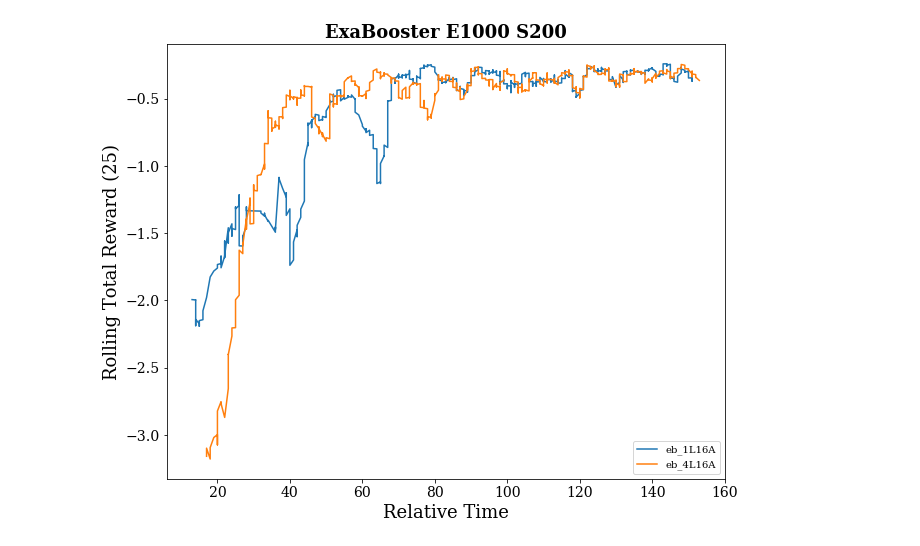
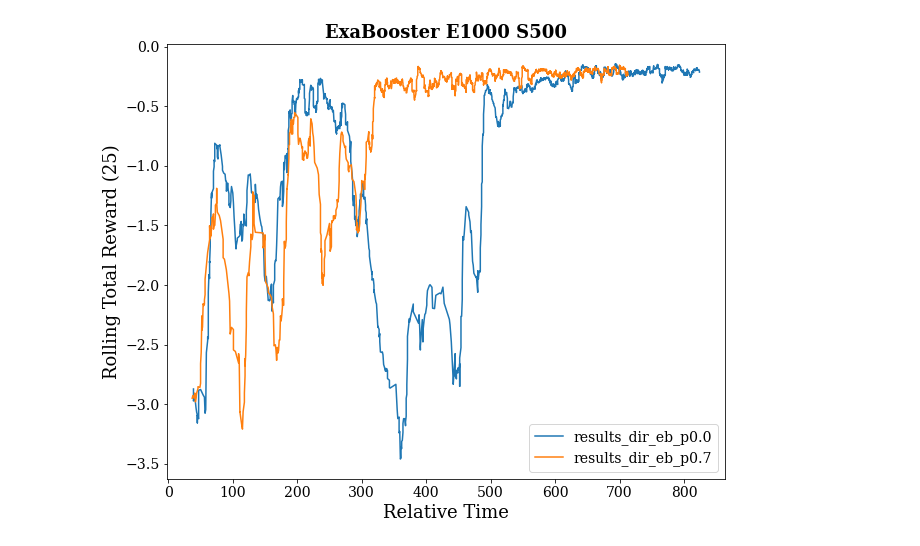
Before and after one commit to exalearn/EXARL, a Jupyter notebook: notebooks/RewardComparisonFNAL-Summit.ipynb, the cells around one changed output. Saved outputs shown, nothing was run; the diff lists cells and outputs as text; code cells hidden in the pictures.

```diff
--- a/notebooks/RewardComparisonFNAL-Summit.ipynb
+++ b/notebooks/RewardComparisonFNAL-Summit.ipynb
@@ -59,10 +59,10 @@ def save_reward_plot(results_dir):
 # %%
 rolling_setting=25
 fig,ax = plt.subplots(1, 1,figsize=(10,8))
-plt.title('ExaBooster E1000 S200')
+plt.title('ExaBooster E1000 S500')
 
-base_dir = '/projects/users/vinayr/ExaLearn/ExaRL/booster_results/'
-nodes_dir = ['eb_1L16A', 'eb_4L16A']
+base_dir = '/projects/users/vinayr/ExaLearn/ExaRL/eb_results/'
+nodes_dir = ['results_dir_eb_p0.0', 'results_dir_eb_p0.7']
 
 
 episodes_per_nodes = []
@@ -96 +96 @@ Node path:/projects/users/vinayr/ExaLearn/ExaRL/booster_results/eb_4L16A/EXP000/
-[figure, old version]
+[figure, new version]
```
Also changed, not shown: parts of 1 cell of this notebook, 2 other files.
